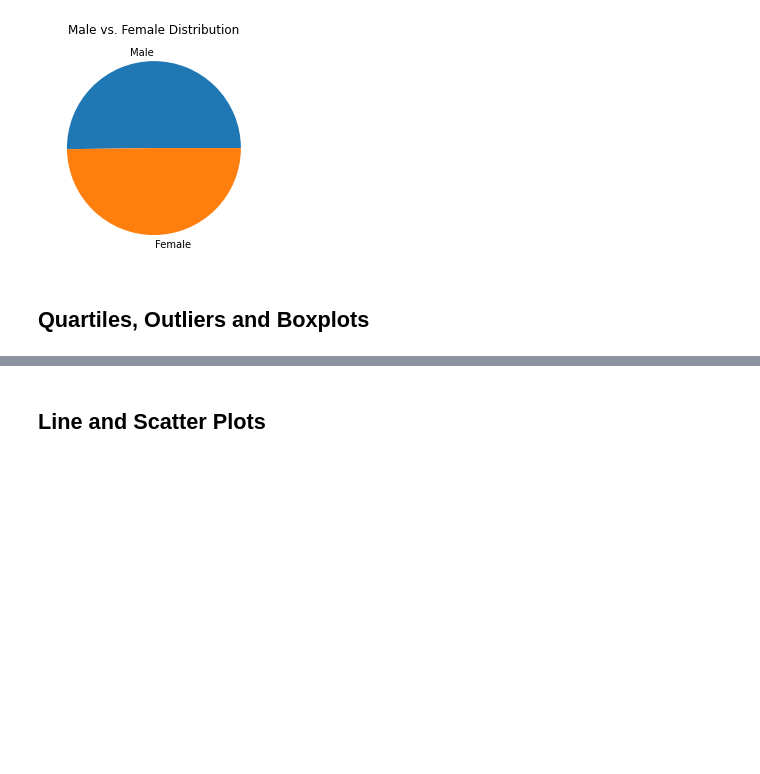
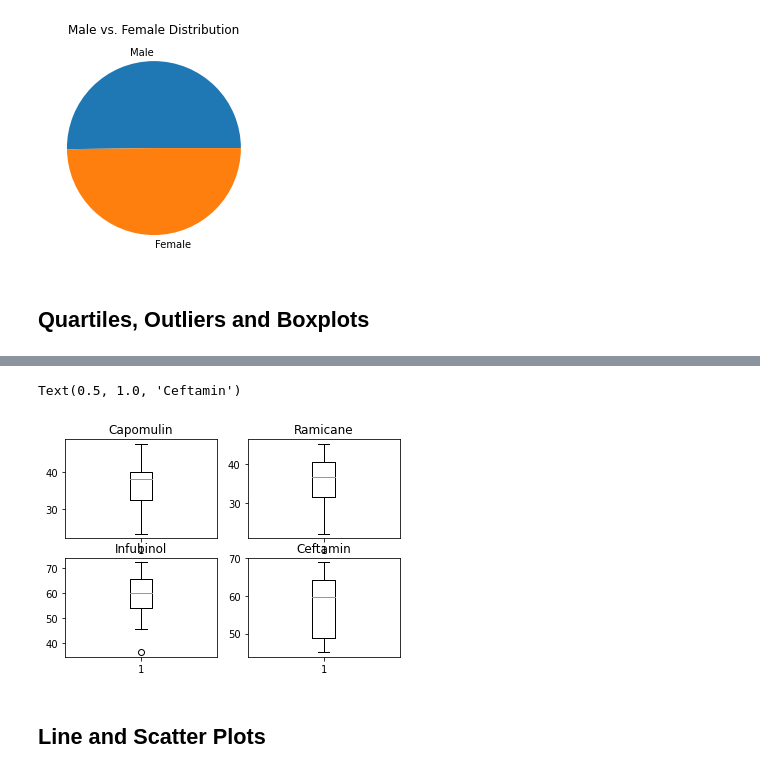
Before and after one commit to amerikonnor/matplotlib-challenge, a Jupyter notebook: pymaceuticals_starter.ipynb, the cells around one changed output, grey strips where cells are left out. Drawn from its saved outputs; the diff is of its cells as text; code cells hidden in the pictures; blank space fills up the shorter version.

Commit message:
working on box and whisker plots

```diff
--- a/pymaceuticals_starter.ipynb
+++ b/pymaceuticals_starter.ipynb
@@ -229,3 +267,20 @@ chosen_four
+# %%
+# Generate a box plot of the final tumor volume of each mouse across four regimens of interest
+fig1 , axs = plt.subplots(2,2)
+axs[0,0].boxplot(vol_cap)
+axs[0,0].set_title('Capomulin')
+
+axs[0,1].boxplot(vol_ram)
+axs[0,1].set_title('Ramicane')
+
+axs[1,0].boxplot(vol_inf)
+axs[1,0].set_title('Infubinol')
+
+axs[1,1].boxplot(vol_cef)
+axs[1,1].set_title('Ceftamin')
+# %% [output]
+Text(0.5, 1.0, 'Ceftamin')
+[figure, added]
 # %% [markdown]
 ## Line and Scatter Plots
 # %%
```
Also changed, not shown: parts of 4 cells of this notebook.
